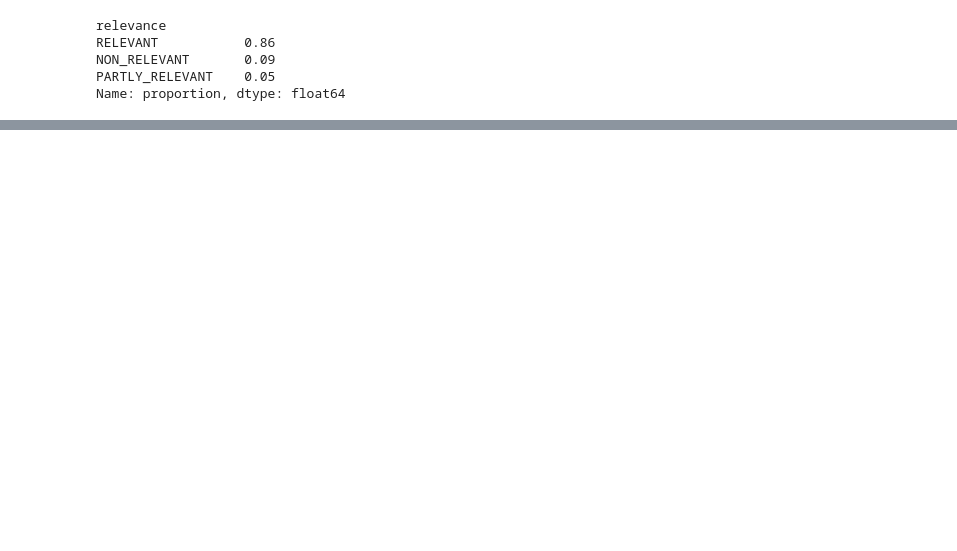
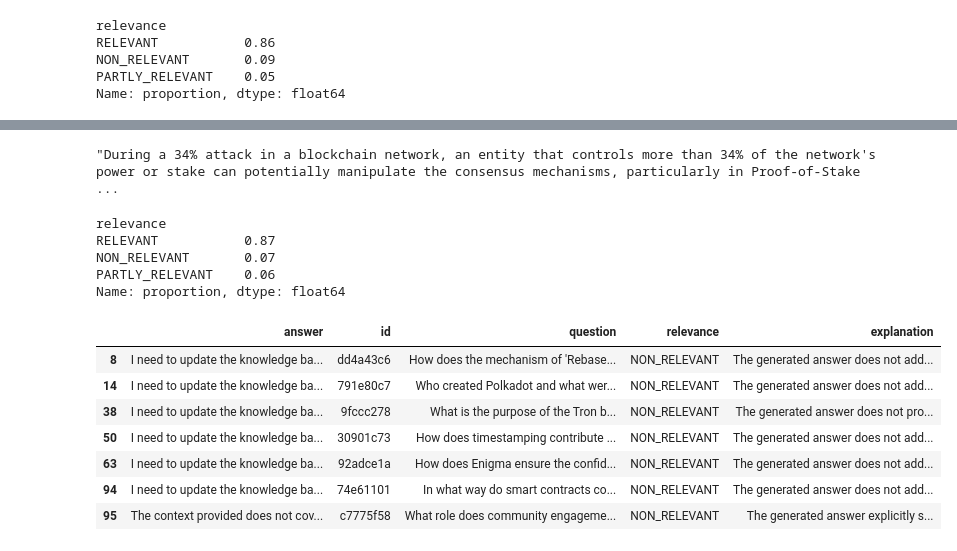
Before and after one commit to khushal2911/crypto-linguist-ama-bot, a Jupyter notebook: intro/project-pipeline.ipynb, the cells around one changed output, grey strips where cells are left out. Cells and saved outputs as stored; diff of their text form; code cells hidden in the pictures; blank space fills up the shorter version.

```diff
--- a/intro/project-pipeline.ipynb
+++ b/intro/project-pipeline.ipynb
@@ -71,17 +71,16 @@ def build_prompt(query, search_results):
     prompt = prompt_template.format(question=query, context=context).strip()
     return prompt
 
-def llm(prompt):
-    client = OpenAI()
-    response = client.chat.completions.create(model='gpt-4o-mini',
+def llm(prompt,model='gpt-4o-mini'):
+    response = client.chat.completions.create(model=model,
                messages = [{"role":"user","content":prompt}])
     return response.choices[0].message.content
 
 
-def rag_response(q):
+def rag_response(q,model='gpt-4o-mini'):
     context = search(q)
     prompt = build_prompt(q, context)
-    answer = llm(prompt)
+    answer = llm(prompt,model=model)
     return answer
 # %%
 query = 'explain the difference between proof of work and proof of stake?'
@@ -332,0 +330,50 @@ df_result[df_result['relevance']=='NON_RELEVANT']
+# %%
+rag_response(question,model='gpt-4o')
+# %% [output]
+"During a 34% attack in a blockchain network, an entity that controls more than 34% of the network's power or stake can potentially manipulate the consensus mechanisms, particularly in Proof-of-Stake  ...
+# %%
+evaluations_gpt4o = []
+
+for record in tqdm(sample):
+    question = record['question']
+    answer_llm = rag_response(question,model='gpt-4o')
+
+    prompt = prompt2_template.format(
+        question=question,
+        answer_llm=answer_llm
+    )
+
+    evaluation = llm(prompt)
+    evaluation = json.loads(evaluation)
+
+    evaluations_gpt4o.append((record, answer_llm, evaluation))
+# %%
+df_result_gpt4o = pd.DataFrame(evaluations_gpt4o, columns=['record', 'answer', 'evaluation'])
+
+df_result_gpt4o['id'] = df_result_gpt4o.record.apply(lambda d: d['id'])
+df_result_gpt4o['question'] = df_result_gpt4o.record.apply(lambda d: d['question'])
+
+df_result_gpt4o['relevance'] = df_result_gpt4o.evaluation.apply(lambda d: d['Relevance'])
+df_result_gpt4o['explanation'] = df_result_gpt4o.evaluation.apply(lambda d: d['Explanation'])
+
+del df_result_gpt4o['record']
+del df_result_gpt4o['evaluation']
+# %%
+df_result_gpt4o.relevance.value_counts(normalize=True)
+# %% [output]
+relevance
+RELEVANT           0.87
+NON_RELEVANT       0.07
+PARTLY_RELEVANT    0.06
+Name: proportion, dtype: float64
+# %%
+df_result_gpt4o[df_result_gpt4o['relevance']=='NON_RELEVANT']
+# %% [output]
+|  | answer | id | question | relevance | explanation |
+| 8 | I need to update the knowledge ba... | dd4a43c6 | How does the mechanism of 'Rebase... | NON_RELEVANT | The generated answer does not add... |
+| 14 | I need to update the knowledge ba... | 791e80c7 | Who created Polkadot and what wer... | NON_RELEVANT | The generated answer does not add... |
+| 38 | I need to update the knowledge ba... | 9fccc278 | What is the purpose of the Tron b... | NON_RELEVANT | The generated answer does not pro... |
+| 50 | I need to update the knowledge ba... | 30901c73 | How does timestamping contribute ... | NON_RELEVANT | The generated answer does not add... |
+| 63 | I need to update the knowledge ba... | 92adce1a | How does Enigma ensure the confid... | NON_RELEVANT | The generated answer does not add... |
+| 94 | I need to update the knowledge ba... | 74e61101 | In what way do smart contracts co... | NON_RELEVANT | The generated answer does not add... |
+| 95 | The context provided does not cov... | c7775f58 | What role does community engageme... | NON_RELEVANT | The generated answer explicitly s... |
```
Also changed, not shown: parts of 6 cells of this notebook, 3 other files.
